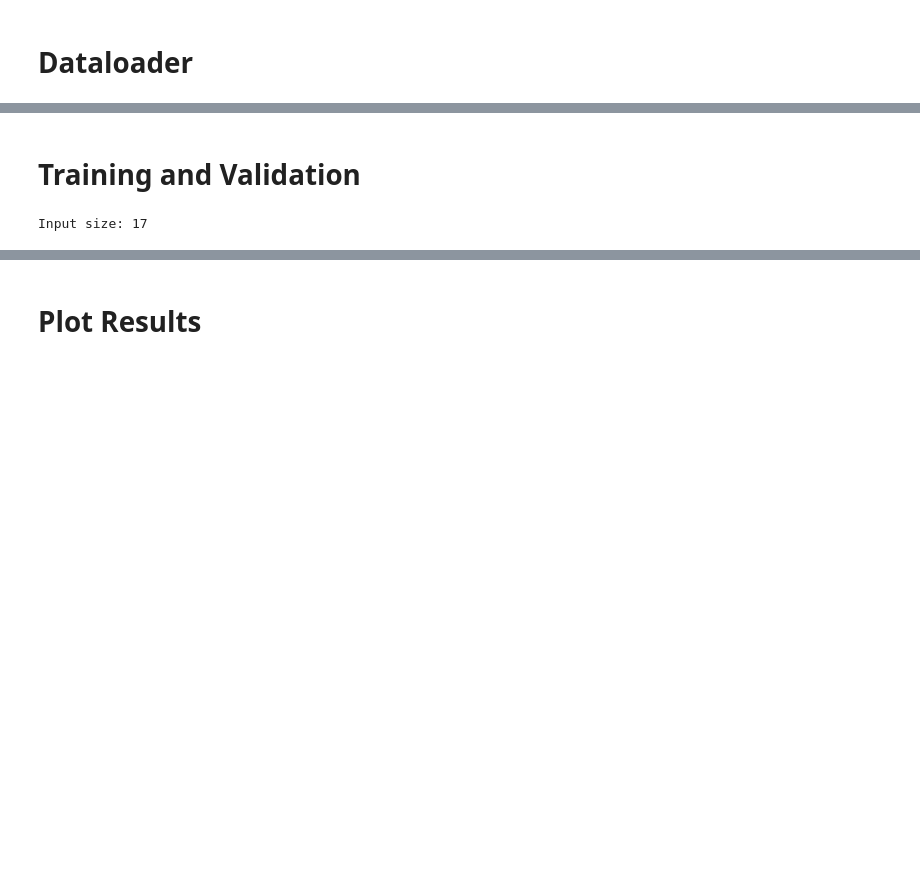
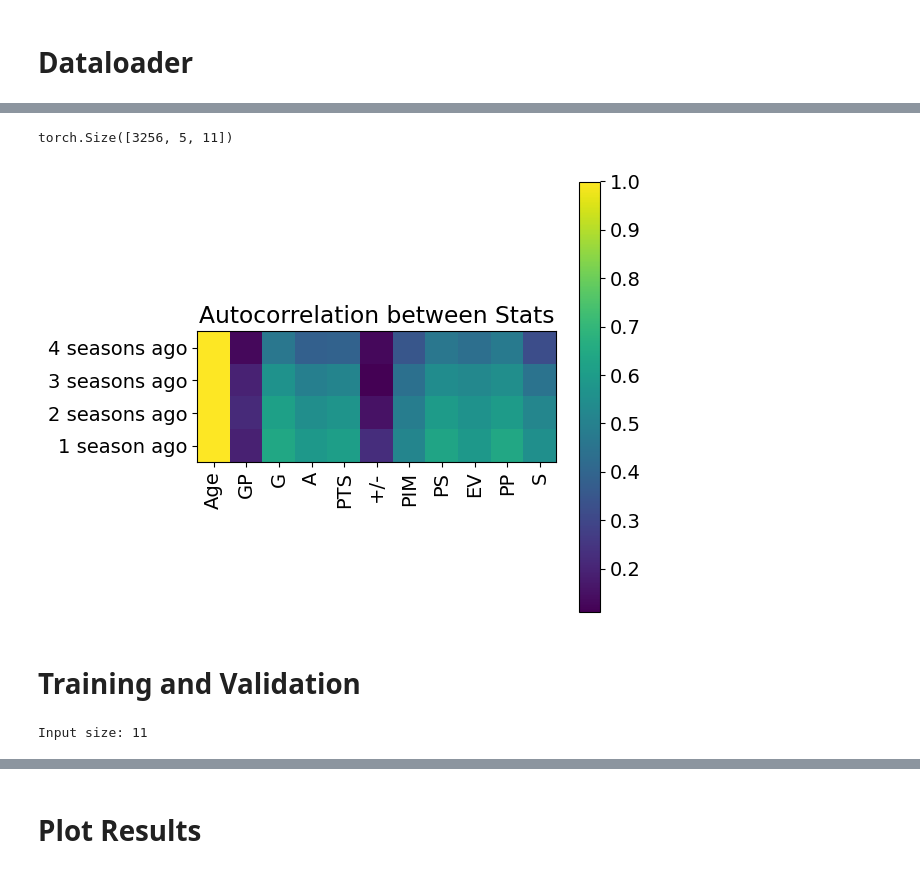
Before and after one commit to RandumbRobot/hockey-player-stats-predictor, a Jupyter notebook: player_standalone_nn_nb.ipynb, the cells around one changed output, grey strips where cells are left out. Drawn from its saved outputs; the diff is of its cells as text; code cells hidden in the pictures; blank space fills up the shorter version.

```diff
--- a/player_standalone_nn_nb.ipynb
+++ b/player_standalone_nn_nb.ipynb
@@ -71,12 +95,36 @@ print(dataset_train.__getitem__(0))
+# %%
+#measure autocorrelation
+
+stacked_data = torch.stack([dataset_train.data[i][0] for i in range(len(dataset_train))])
+stacked_data_target = torch.stack([dataset_train.data[i][1] for i in range(len(dataset_train))])
+print(stacked_data.shape)
+
+autocorr = np.zeros((4,11))
+for i in range(4):
+    for j in range(11):
+        autocorr[i,j] = np.corrcoef(stacked_data[:,i,j],stacked_data_target[:,j])[0,1]
+
+plt.imshow(autocorr)
+plt.title('Autocorrelation between Stats')
+plt.colorbar()
+plt.xticks(np.arange(11),dataset.all_data_normalized.drop(columns=['Rk','Player', 'Season','Tm', 'Pos','SH','GW','EV.1','PP.1','SH.1','S%','TOI','ATOI'],axis=1).columns,rotation=90)
+plt.yticks(np.arange(4),['4 seasons ago','3 seasons ago','2 seasons ago','1 season ago'])
+plt.tight_layout()
+# %% [output]
+torch.Size([3256, 5, 11])
+[figure, added]
 # %% [markdown]
 # Training and Validation
 # %%
 # NOTE: N will be variable, as the input size
 input_size = len(dataset_train.__getitem__(0)[0][0])
 print(f"Input size: {input_size}")
-hidden_size = 5
-model = PlayerStandalone(input_size=input_size, hidden_size=hidden_size, device=device).to(device)
+hidden_size = 11
+MLP_hidden_size = 11
+num_layers = 1
+model = PlayerStandalone(input_size=input_size, hidden_size=hidden_size, MLP_hidden_size=MLP_hidden_size, num_layers=num_layers, device=device).to(device)
+model_linear = PlayerLinear(input_size=input_size, N=5, device=device).to(device)
 # %% [output]
-Input size: 17
+Input size: 11
 # %%
 criterion = RMSELoss()
```
Also changed, not shown: parts of 21 cells of this notebook, 7 other files.
